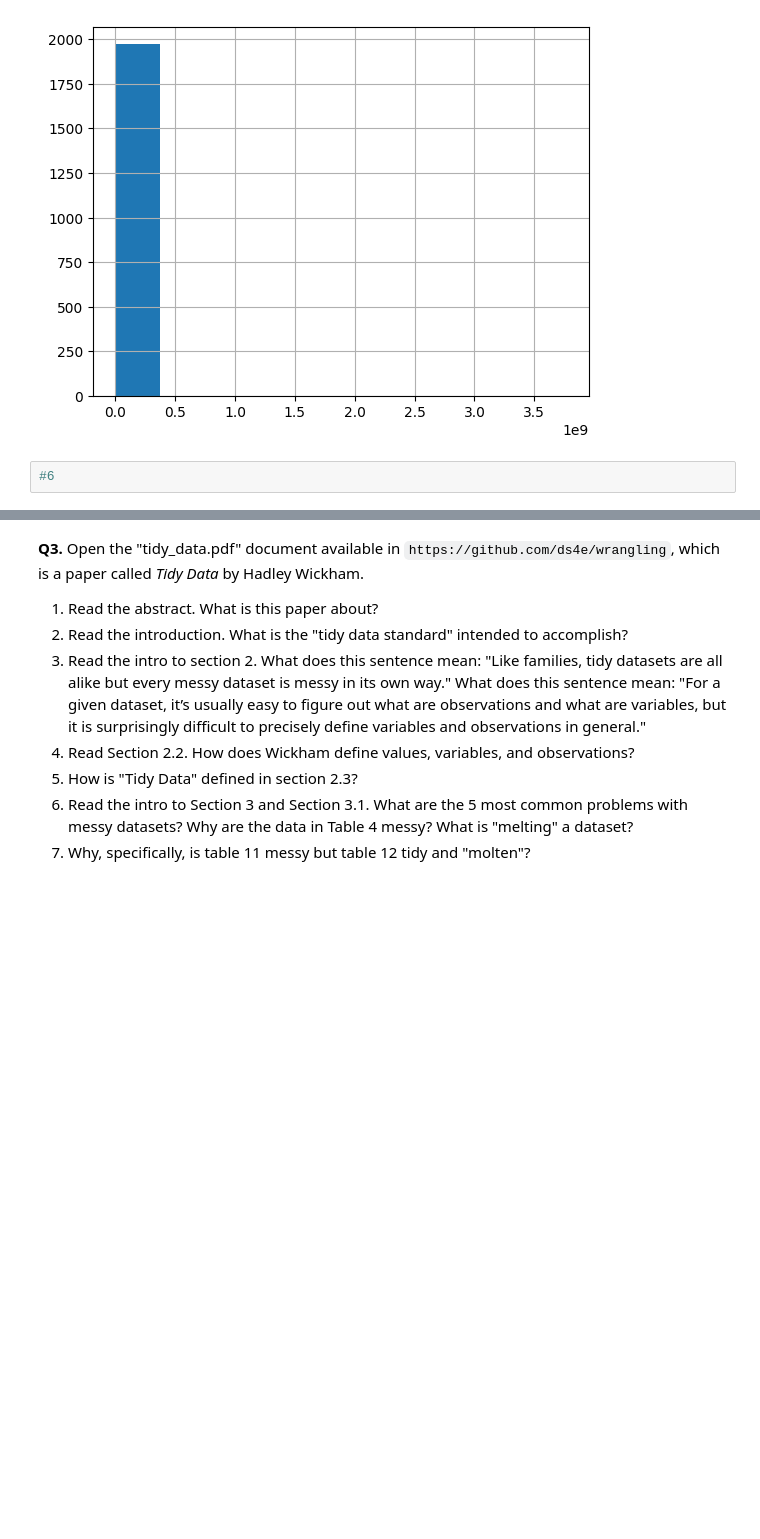
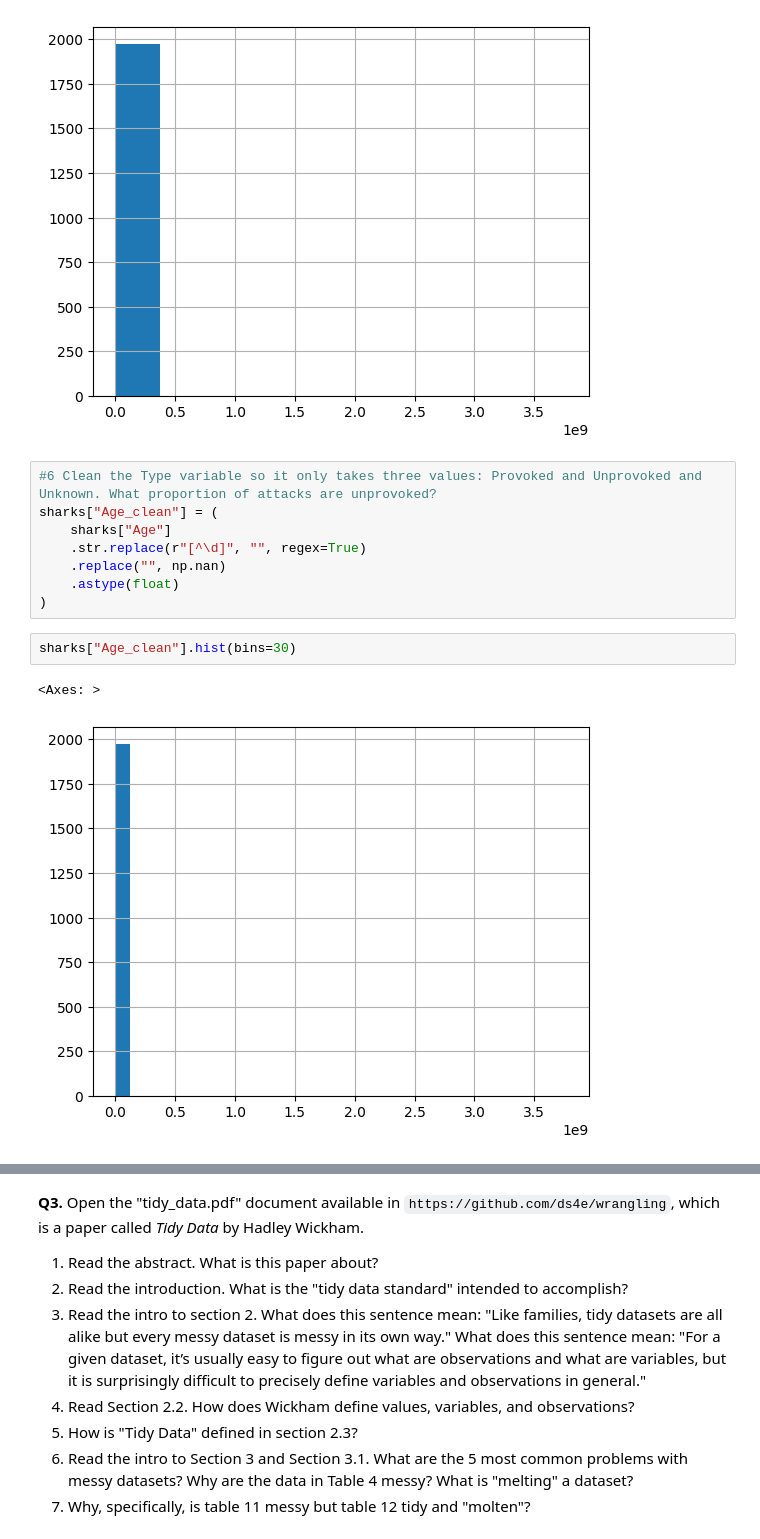
Before and after one commit to Elizabethav03/My_undergrad_ml_assignments, a Jupyter notebook: 01_assignment_wrangling_and_eda.ipynb, the cells around one changed output, grey strips where cells are left out. Drawn from its saved outputs; the diff is of its cells as text; blank space fills up the shorter version.

```diff
--- a/01_assignment_wrangling_and_eda.ipynb
+++ b/01_assignment_wrangling_and_eda.ipynb
@@ -174,4 +178,15 @@ sharks["Age_clean"].hist(bins=10)
 <Axes: >
 [figure]
 # %%
-#6
+#6 Clean the Type variable so it only takes three values: Provoked and Unprovoked and Unknown. What proportion of attacks are unprovoked?
+sharks["Age_clean"] = (
+    sharks["Age"]
+    .str.replace(r"[^\d]", "", regex=True)
+    .replace("", np.nan)
+    .astype(float)
+)
+# %%
+sharks["Age_clean"].hist(bins=30)
+# %% [output]
+<Axes: >
+[figure, added]
```
Also changed, not shown: parts of 44 cells of this notebook.
